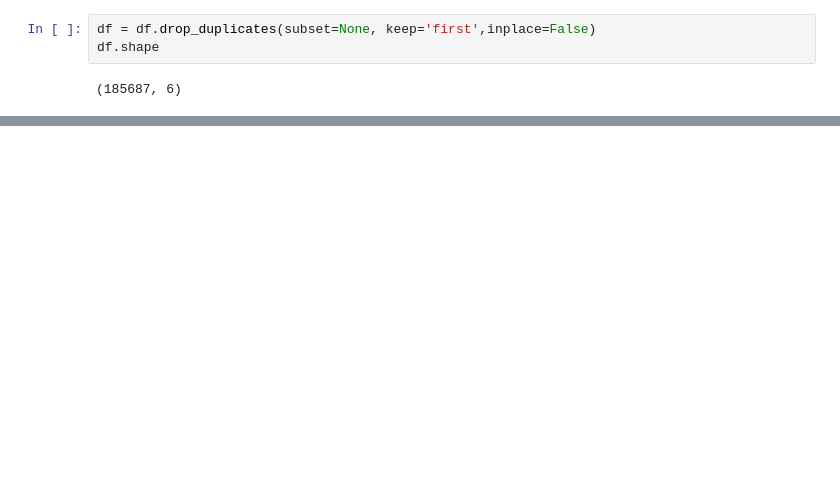
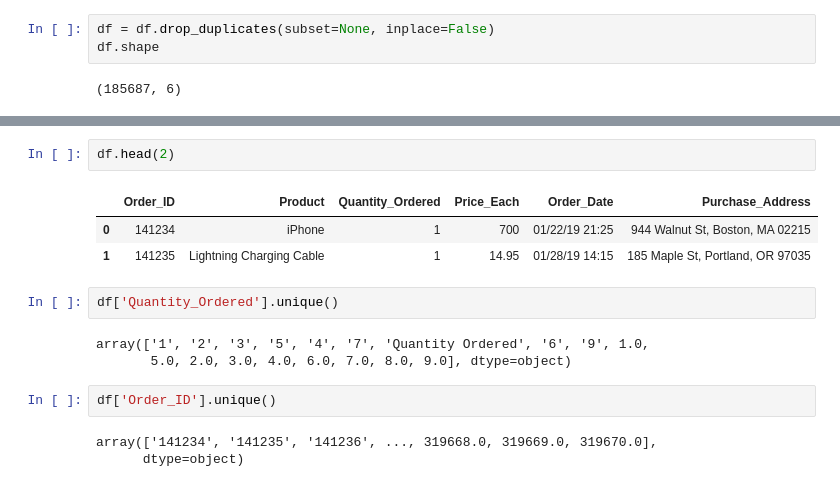
Before and after one commit to qochieng/Power-BI-dashboard-project, a Jupyter notebook: dashboard.ipynb, the cells around one changed output, grey strips where cells are left out. Saved outputs shown, nothing was run; the diff lists cells and outputs as text; blank space fills up the shorter version.

```diff
--- a/dashboard.ipynb
+++ b/dashboard.ipynb
@@ -234,7 +268,7 @@ duplicate_rows
 | 99460 | 317971.0 | AA Batteries (4-pack) | 1.0 | 3.84 | 2017-12-19 18:39:00 | 250 Chestnut St, San Francisco, C... |
 423 rows × 6 columns
 # %%
-df = df.drop_duplicates(subset=None, keep='first',inplace=False)
+df = df.drop_duplicates(subset=None, inplace=False)
 df.shape
 # %% [output]
 (185687, 6)
@@ -240,0 +285,16 @@ df.shape
+# %%
+df.head(2)
+# %% [output]
+|  | Order_ID | Product | Quantity_Ordered | Price_Each | Order_Date | Purchase_Address |
+| 0 | 141234 | iPhone | 1 | 700 | 01/22/19 21:25 | 944 Walnut St, Boston, MA 02215 |
+| 1 | 141235 | Lightning Charging Cable | 1 | 14.95 | 01/28/19 14:15 | 185 Maple St, Portland, OR 97035 |
+# %%
+df['Quantity_Ordered'].unique()
+# %% [output]
+array(['1', '2', '3', '5', '4', '7', 'Quantity Ordered', '6', '9', 1.0,
+       5.0, 2.0, 3.0, 4.0, 6.0, 7.0, 8.0, 9.0], dtype=object)
+# %%
+df['Order_ID'].unique()
+# %% [output]
+array(['141234', '141235', '141236', ..., 319668.0, 319669.0, 319670.0],
+      dtype=object)
```
Also changed, not shown: parts of 20 cells of this notebook.
